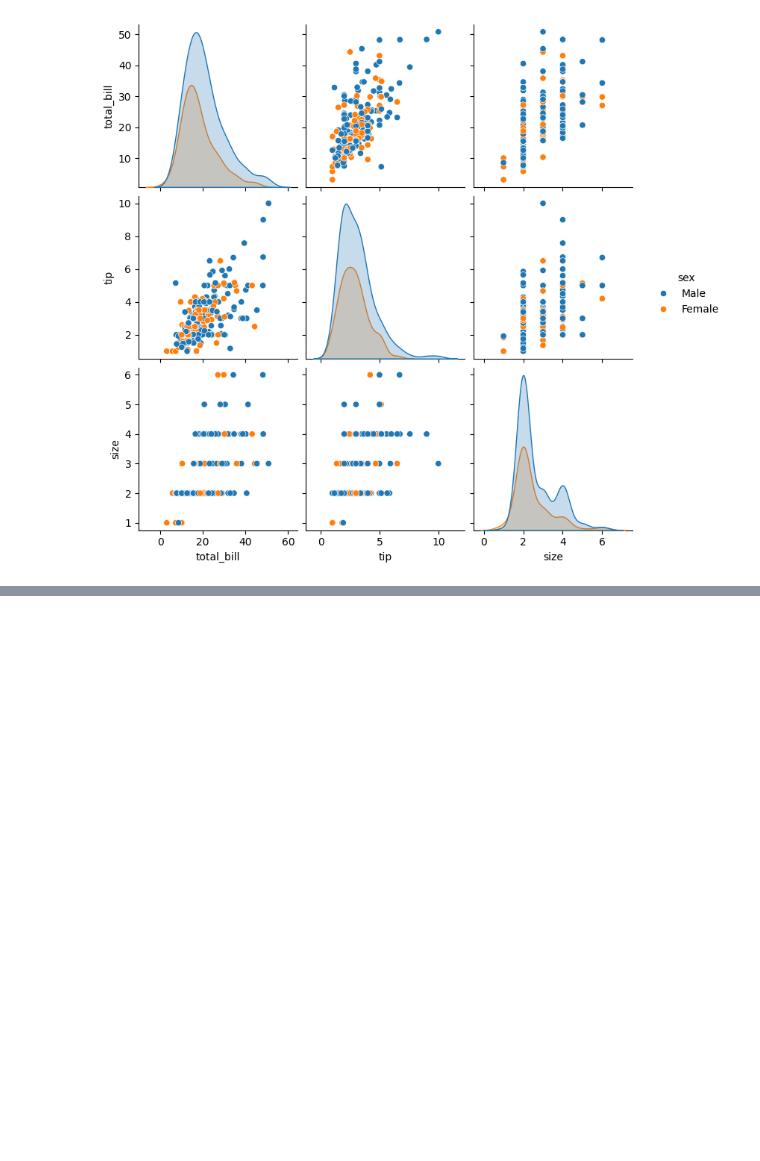
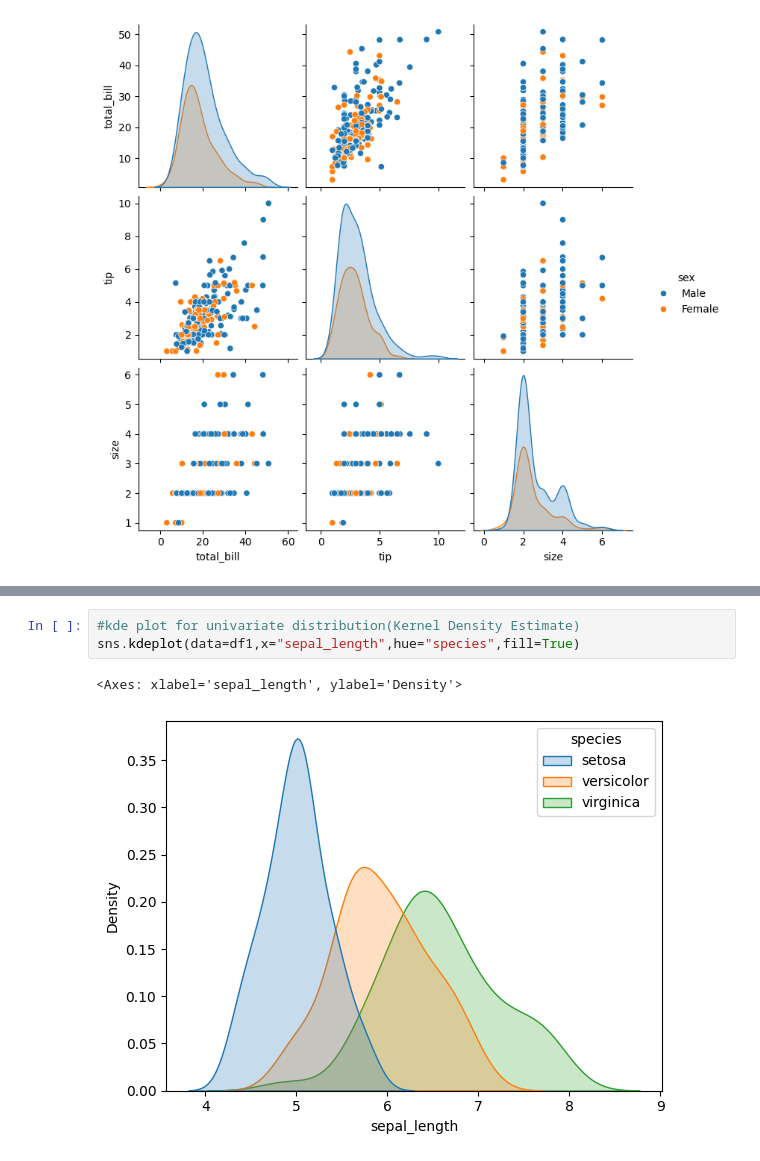
Before and after one commit to Priscilla-c179/Learn_Python_skills, a Jupyter notebook: seborn_session25.ipynb, the cells around one changed output, grey strips where cells are left out. Drawn from its saved outputs; the diff is of its cells as text; blank space fills up the shorter version.

```diff
--- a/seborn_session25.ipynb
+++ b/seborn_session25.ipynb
@@ -253,0 +297,6 @@ df1.head()
+# %%
+#kde plot for univariate distribution(Kernel Density Estimate)
+sns.kdeplot(data=df1,x="sepal_length",hue="species",fill=True)
+# %% [output]
+<Axes: xlabel='sepal_length', ylabel='Density'>
+[figure, added]
```
Also changed, not shown: parts of 14 cells of this notebook.
